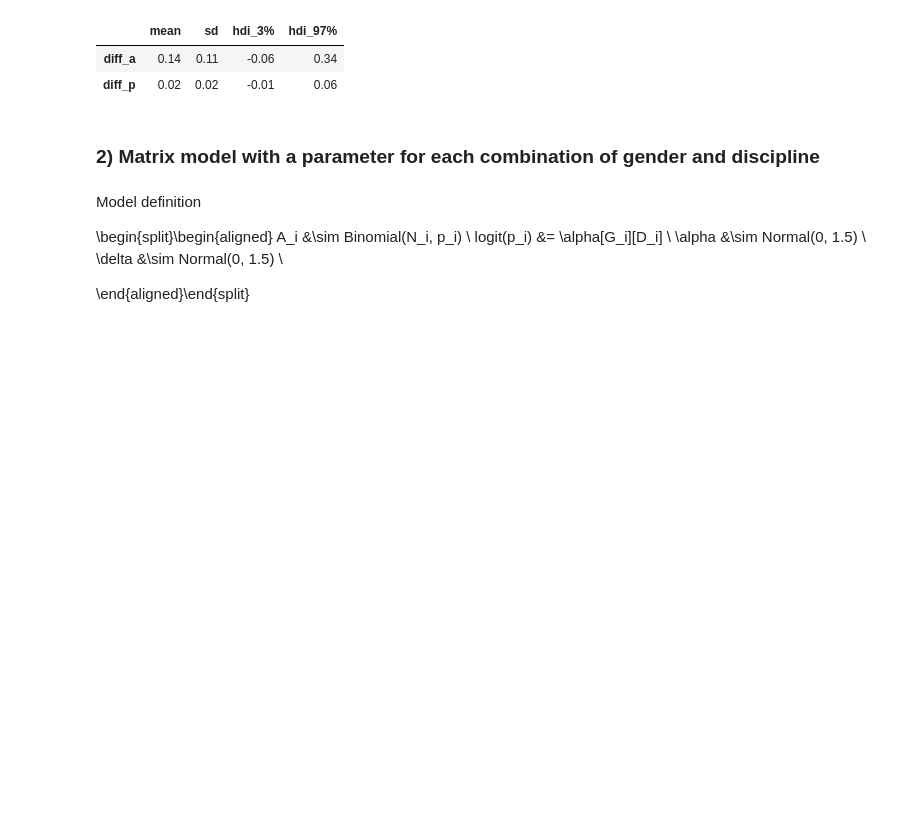
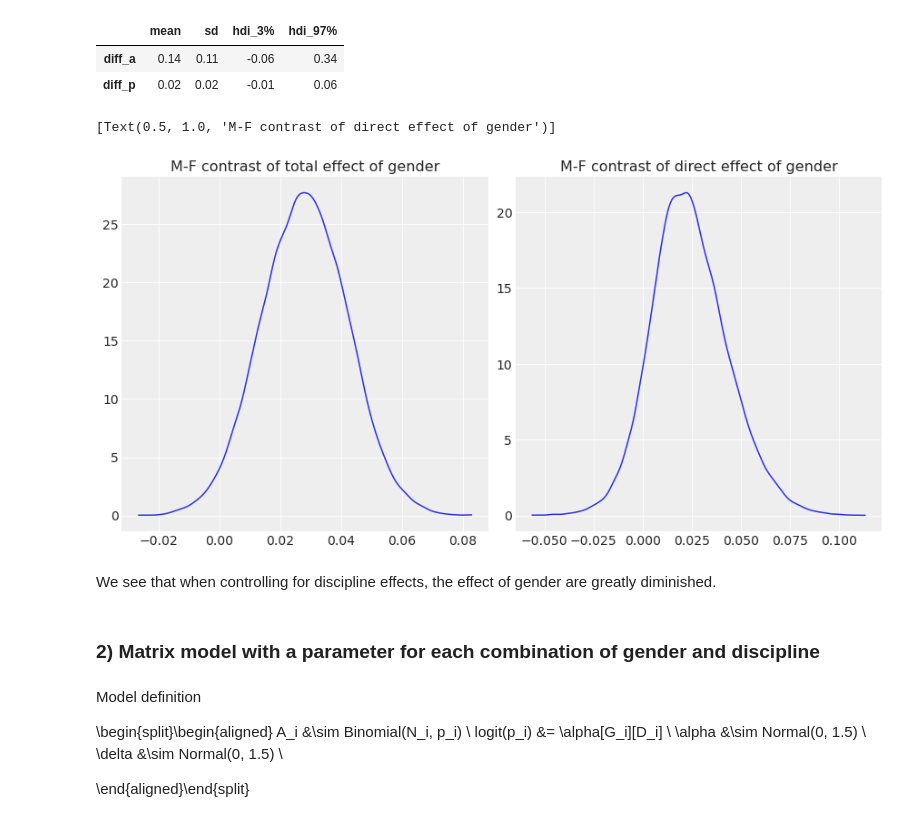
Before and after one commit to fhte2/statistical-rethinking, a Jupyter notebook: Week_5_exercises.ipynb, the cells around one changed output. Saved outputs shown, nothing was run; the diff lists cells and outputs as text; code cells hidden in the pictures; blank space fills up the shorter version.

```diff
--- a/Week_5_exercises.ipynb
+++ b/Week_5_exercises.ipynb
@@ -289,6 +295,21 @@ az.summary({"diff_a": diff2_a_1, "diff_p": diff2_p_1}, kind="stats", round_to=2)
 |  | mean | sd | hdi_3% | hdi_97% |
 | diff_a | 0.14 | 0.11 | -0.06 | 0.34 |
 | diff_p | 0.02 | 0.02 | -0.01 | 0.06 |
+# %%
+#Comparing M-F contrasts for total effect and direct effect
+
+fig, (ax1, ax2) = plt.subplots(1, 2, figsize=(12, 6))
+
+az.plot_kde(diff_p_1, ax=ax1)
+ax1.set(title='M-F contrast of total effect of gender')
+
+az.plot_kde(diff2_p_1, ax=ax2)
+ax2.set(title='M-F contrast of direct effect of gender')
+# %% [output]
+[Text(0.5, 1.0, 'M-F contrast of direct effect of gender')]
+[figure, added]
+# %% [markdown]
+We see that when controlling for discipline effects, the effect of gender are greatly diminished.
 # %% [markdown]
 ### 2) Matrix model with a parameter for each combination of gender and discipline
 # %% [markdown]
```
Also changed, not shown: parts of 15 cells of this notebook, 4 other files.
